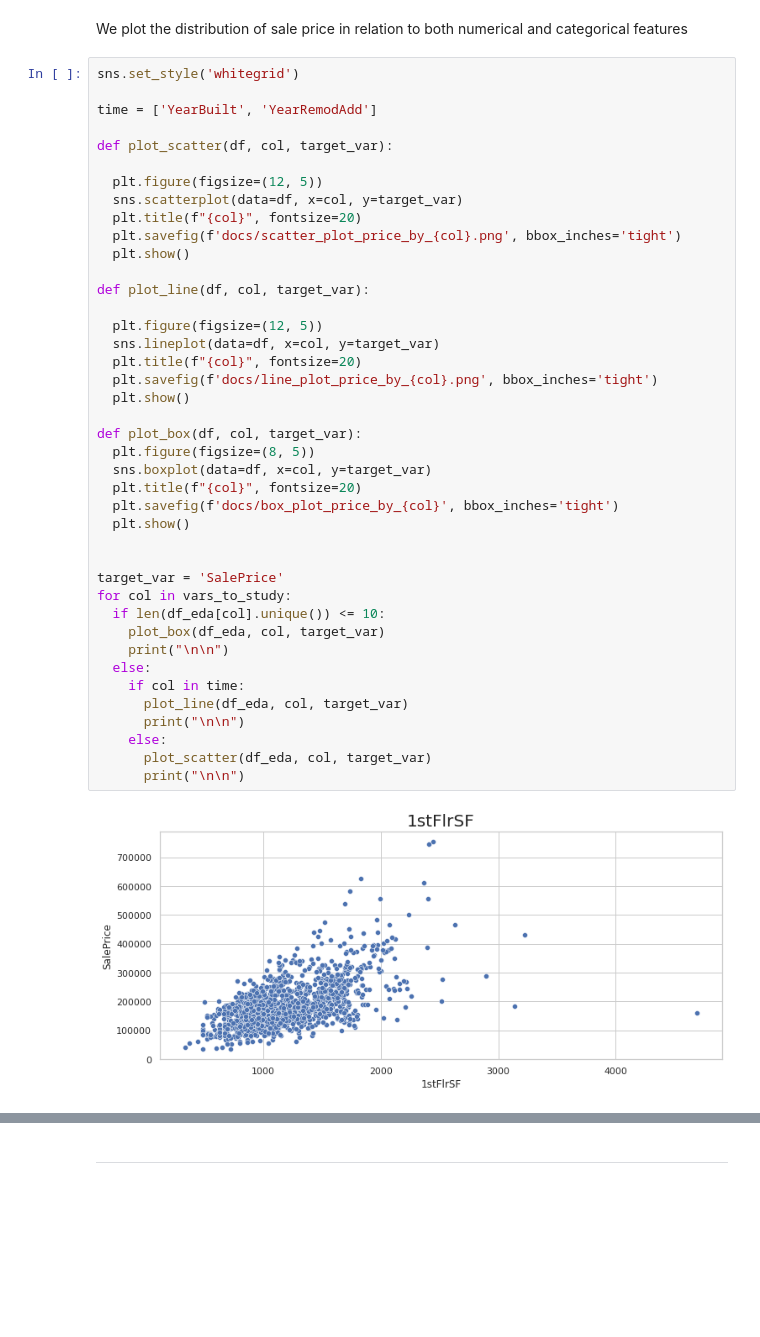
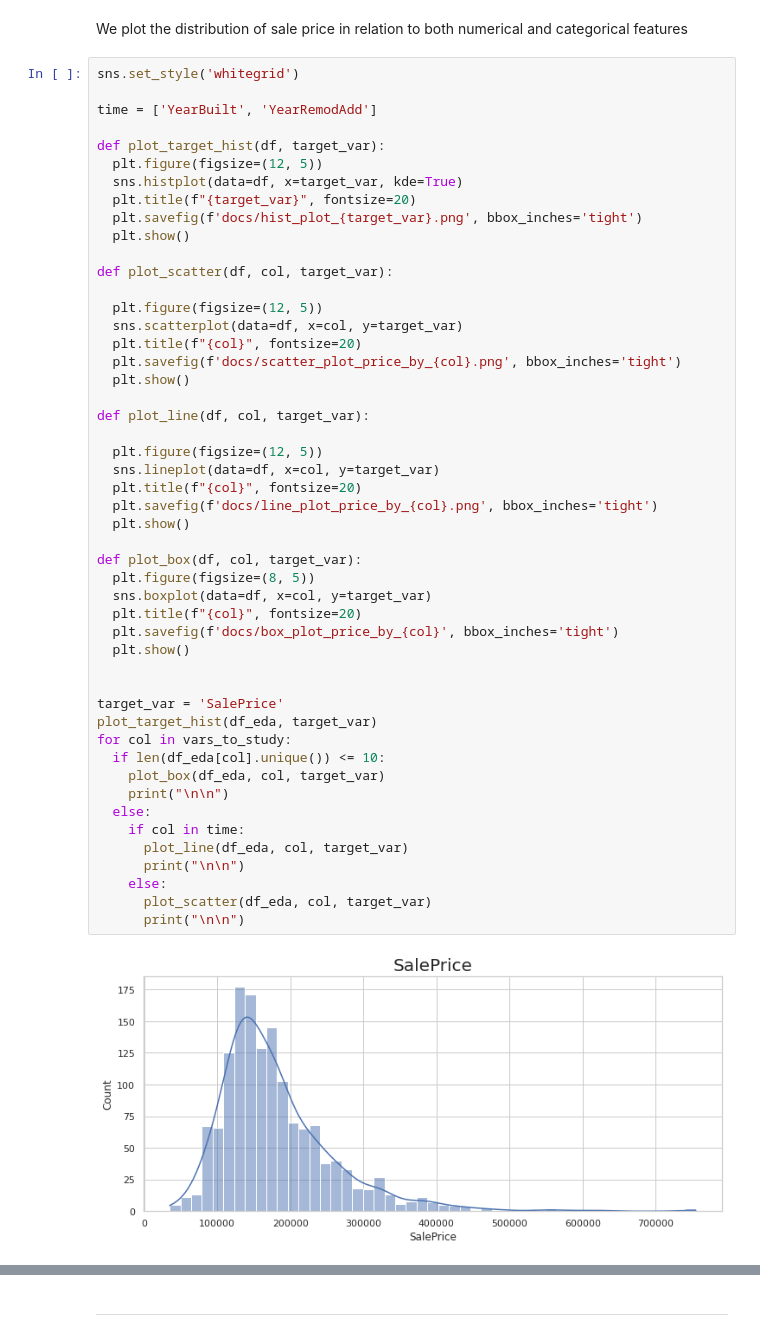
Before and after one commit to Amareteklay/heritage-housing-issues, a Jupyter notebook: jupyter_notebooks/03 - Correlation_Study.ipynb, the cells around one changed output, grey strips where cells are left out. Drawn from its saved outputs; the diff is of its cells as text; blank space fills up the shorter version.

Commit message:
Generate and save histogram of SalePrice

```diff
--- a/jupyter_notebooks/03 - Correlation_Study.ipynb
+++ b/jupyter_notebooks/03 - Correlation_Study.ipynb
@@ -306,6 +306,13 @@ We plot the distribution of sale price in relation to both numerical and categor
 sns.set_style('whitegrid')
 
 time = ['YearBuilt', 'YearRemodAdd']
+
+def plot_target_hist(df, target_var):
+  plt.figure(figsize=(12, 5))
+  sns.histplot(data=df, x=target_var, kde=True)
+  plt.title(f"{target_var}", fontsize=20)
+  plt.savefig(f'docs/hist_plot_{target_var}.png', bbox_inches='tight')
+  plt.show()
 
 def plot_scatter(df, col, target_var):
 
@@ -317,31 +324,32 @@ def plot_scatter(df, col, target_var):
 
 def plot_line(df, col, target_var):
 
   plt.figure(figsize=(12, 5))
   sns.lineplot(data=df, x=col, y=target_var)
   plt.title(f"{col}", fontsize=20)
   plt.savefig(f'docs/line_plot_price_by_{col}.png', bbox_inches='tight')
   plt.show()
 
 def plot_box(df, col, target_var):
   plt.figure(figsize=(8, 5))
   sns.boxplot(data=df, x=col, y=target_var)
   plt.title(f"{col}", fontsize=20)
   plt.savefig(f'docs/box_plot_price_by_{col}', bbox_inches='tight')
   plt.show()
 
 
 target_var = 'SalePrice'
+plot_target_hist(df_eda, target_var)
 for col in vars_to_study:
   if len(df_eda[col].unique()) <= 10:
     plot_box(df_eda, col, target_var)
     print("\n\n")
   else:
     if col in time:
       plot_line(df_eda, col, target_var)
       print("\n\n")
     else:
       plot_scatter(df_eda, col, target_var)
       print("\n\n")
 # %% [output]
-[figure, old version]
+[figure, new version]
```
Also changed, not shown: parts of 1 cell of this notebook, 4 other files.
